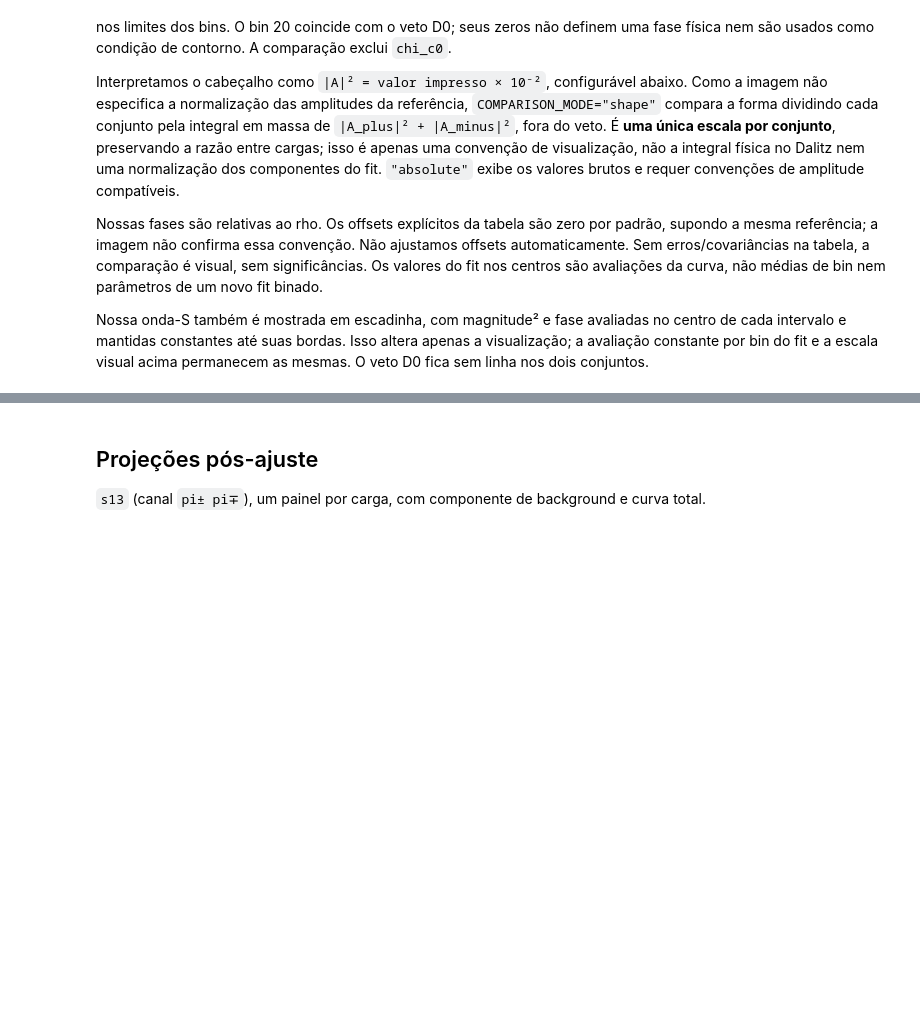
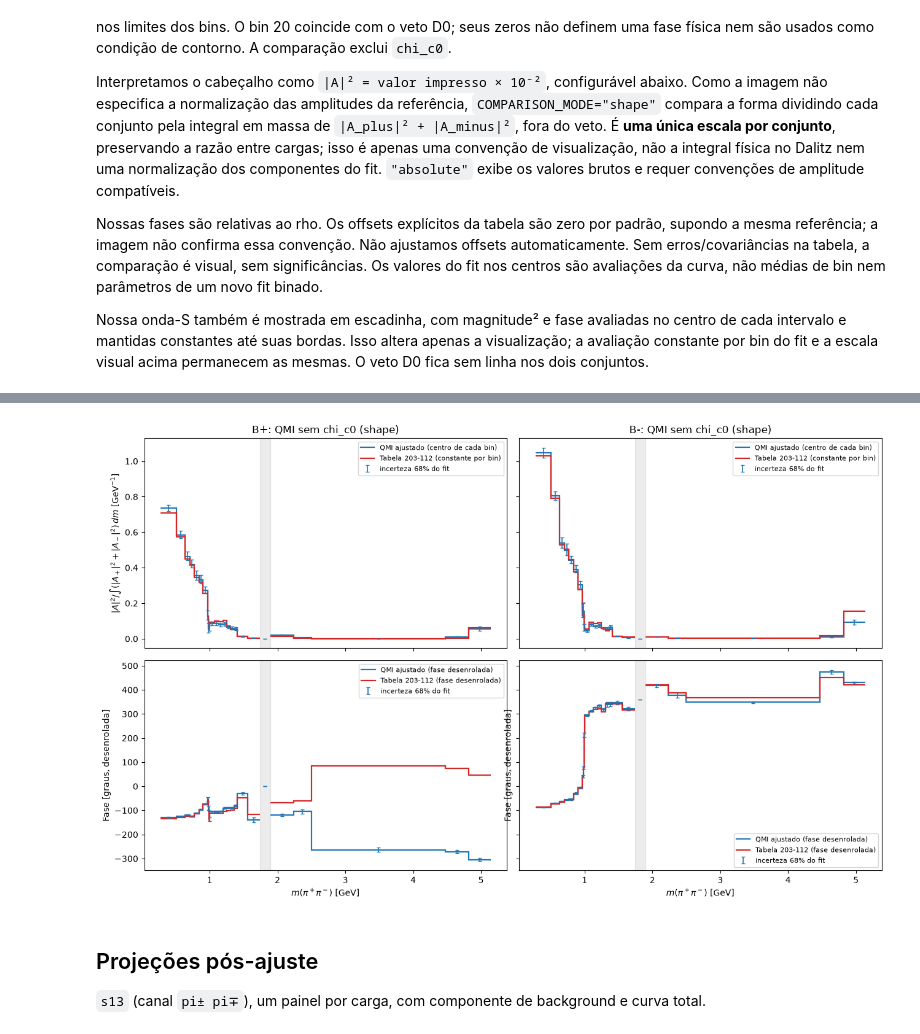
Before and after one commit to JuanBSLeite/DalitzPlotFitter, a Jupyter notebook: notebooks/data_analyses/27_b2pipipi_cpvfit_qmi_step_cp_bins.ipynb, the cells around one changed output, grey strips where cells are left out. Drawn from its saved outputs; the diff is of its cells as text; code cells hidden in the pictures; blank space fills up the shorter version.

```diff
--- a/notebooks/data_analyses/27_b2pipipi_cpvfit_qmi_step_cp_bins.ipynb
+++ b/notebooks/data_analyses/27_b2pipipi_cpvfit_qmi_step_cp_bins.ipynb
@@ -1417,3 +1487,51 @@ display(swave_table_comparison)
+# %%
+comparison_figure = axes[0, 0].figure
+comparison_axes = axes
+# %%
+# Redesenha apenas os painéis de fase com fases desenroladas, como no plot de start.
+for col, (label, model) in enumerate(zip(("B+", "B-"), models_for_comparison)):
+    ax = comparison_axes[1, col]
+    ax.clear()
+
+    midpoint_amp = swave_scan(model, fitted_values_for_comparison, centers, include_chic0=False)
+    sampled_amp = np.asarray([
+        swave_scan(model, sample, centers, include_chic0=False)
+        for sample in parameter_samples
+    ])
+    fit_phase_unwrapped = np.degrees(np.unwrap(np.angle(midpoint_amp)))
+    sampled_phase_unwrapped = np.degrees(np.unwrap(np.angle(sampled_amp), axis=1))
+    phase_delta = sampled_phase_unwrapped - fit_phase_unwrapped[None, :]
+    phase_low, phase_high = np.nanpercentile(phase_delta, (16, 84), axis=0)
+    phase_error = np.vstack((-phase_low, phase_high))
+
+    ax.errorbar(
+        centers, fit_phase_unwrapped, yerr=phase_error, fmt="none",
+        ecolor="tab:blue", elinewidth=1.2, capsize=2, label="incerteza 68% do fit",
+    )
+    ax.stairs(
+        np.where(outside_veto, fit_phase_unwrapped, np.nan), TABLE_MASS_EDGES_GEV,
+        baseline=None, color="tab:blue", linewidth=1.6,
+        label="QMI ajustado (fase desenrolada)",
+    )
+
+    table_phase_unwrapped = np.degrees(np.unwrap(np.radians(
+        wrap_phase(TABLE_SWAVE[:, 2 * col + 1] + TABLE_PHASE_OFFSET_DEG[label])
+    )))
+    valid_phase = outside_veto & (reference_intensity[:, col] > 0)
+    ax.stairs(
+        np.where(valid_phase, table_phase_unwrapped, np.nan), TABLE_MASS_EDGES_GEV,
+        baseline=None, color="tab:red", linewidth=1.6,
+        label="Tabela 203-112 (fase desenrolada)",
+    )
+    ax.axvspan(D0_VETO_MIN_GEV, D0_VETO_MAX_GEV, color="grey", alpha=0.15)
+    ax.set_xlabel(r"$m(\pi^+\pi^-)$ [GeV]")
+    ax.set_ylabel("Fase [graus, desenrolada]")
+    ax.legend(fontsize=8)
+
+from IPython.display import display
+display(comparison_figure)
+# %% [output]
+[figure, added]
 # %% [markdown]
 ## Projeções pós-ajuste
 
```
Also changed, not shown: parts of 24 cells of this notebook.
